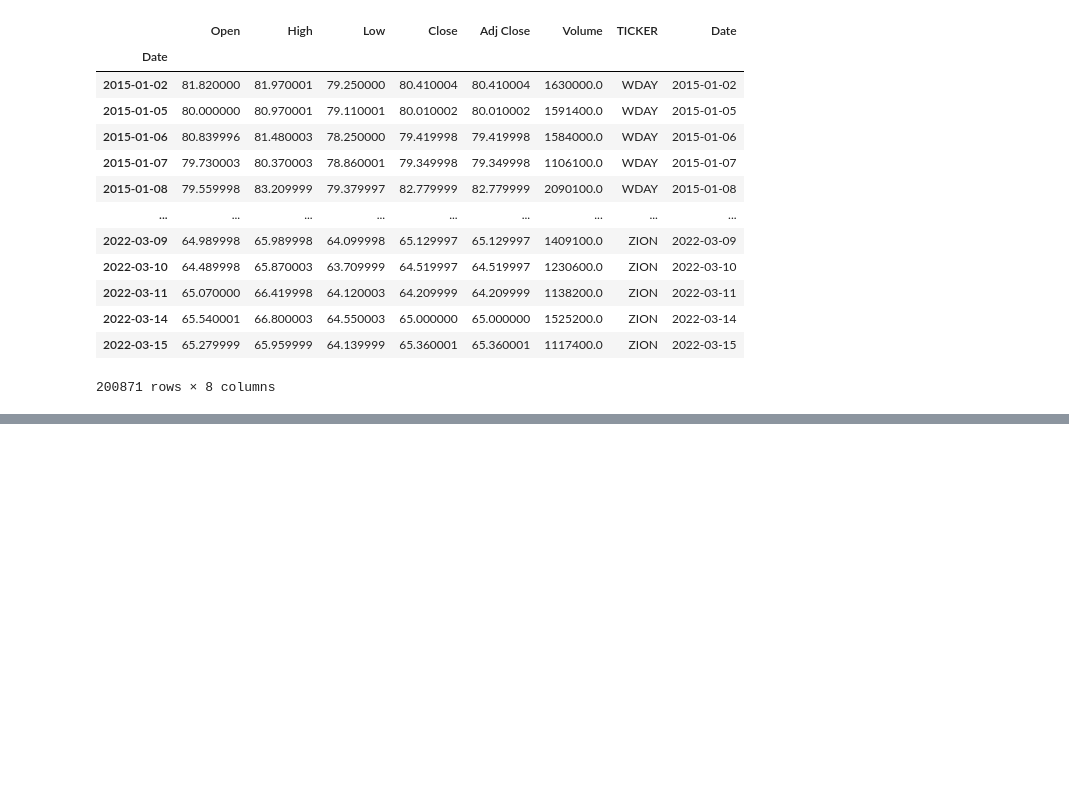
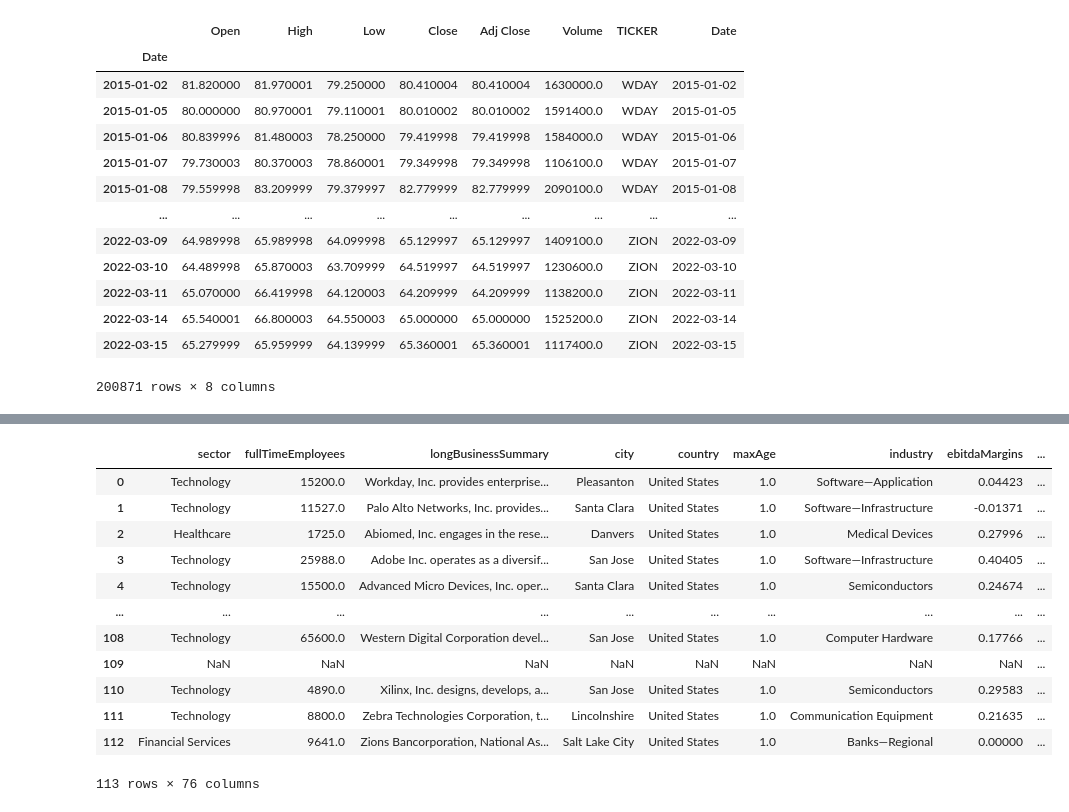
Before and after one commit to sucharita1/ESG_investing_analysis, a Jupyter notebook: Extract_stocks_time_data.ipynb, the cells around one changed output, grey strips where cells are left out. Saved outputs shown, nothing was run; the diff lists cells and outputs as text; code cells hidden in the pictures; blank space fills up the shorter version.

```diff
--- a/Extract_stocks_time_data.ipynb
+++ b/Extract_stocks_time_data.ipynb
@@ -135,0 +238,78 @@ stocks_df.to_csv(stock_file_to_save, index =False)
+# %%
+temp_df.drop(temp_df.columns[[53,
+                            54,
+                            55,
+                            56,
+                            57,
+                            58,
+                            59,
+                            60,
+                            61,
+                            62,
+                            63,
+                            64,
+                            65,
+                            66,
+                            67,
+                            68,
+                            69,
+                            70,
+                            71,
+                            72,
+                            73,
+                            74,
+                            75,
+                            76,
+                            77,
+                            78,
+                            79,
+                            80,
+                            81,
+                            82,
+                            83,
+                            84,
+                            85,
+                            86,
+                            88,
+                            89,
+                            90,
+                            91,
+                            92,
+                            93,
+                            94,
+                            95,
+                            96,
+                            97,
+                            98,
+                            99,
+                            100,
+                            101,
+                            102,
+                            103,
+                            104,
+                            105,
+                            106,
+                            107,
+                            108,
+                            109,
+                            110,
+                            111,
+                            112,
+                            113,
+                            114,
+                            115]], axis=1, inplace =True)
+temp_df
+# %% [output]
+|  | sector | fullTimeEmployees | longBusinessSummary | city | country | maxAge | industry | ebitdaMargins | ... |
+| 0 | Technology | 15200.0 | Workday, Inc. provides enterprise... | Pleasanton | United States | 1.0 | Software—Application | 0.04423 | ... |
+| 1 | Technology | 11527.0 | Palo Alto Networks, Inc. provides... | Santa Clara | United States | 1.0 | Software—Infrastructure | -0.01371 | ... |
+| 2 | Healthcare | 1725.0 | Abiomed, Inc. engages in the rese... | Danvers | United States | 1.0 | Medical Devices | 0.27996 | ... |
+| 3 | Technology | 25988.0 | Adobe Inc. operates as a diversif... | San Jose | United States | 1.0 | Software—Infrastructure | 0.40405 | ... |
+| 4 | Technology | 15500.0 | Advanced Micro Devices, Inc. oper... | Santa Clara | United States | 1.0 | Semiconductors | 0.24674 | ... |
+| ... | ... | ... | ... | ... | ... | ... | ... | ... | ... |
+| 108 | Technology | 65600.0 | Western Digital Corporation devel... | San Jose | United States | 1.0 | Computer Hardware | 0.17766 | ... |
+| 109 | NaN | NaN | NaN | NaN | NaN | NaN | NaN | NaN | ... |
+| 110 | Technology | 4890.0 | Xilinx, Inc. designs, develops, a... | San Jose | United States | 1.0 | Semiconductors | 0.29583 | ... |
+| 111 | Technology | 8800.0 | Zebra Technologies Corporation, t... | Lincolnshire | United States | 1.0 | Communication Equipment | 0.21635 | ... |
+| 112 | Financial Services | 9641.0 | Zions Bancorporation, National As... | Salt Lake City | United States | 1.0 | Banks—Regional | 0.00000 | ... |
+113 rows × 76 columns
```
Also changed, not shown: parts of 17 cells of this notebook, 6 other files.
